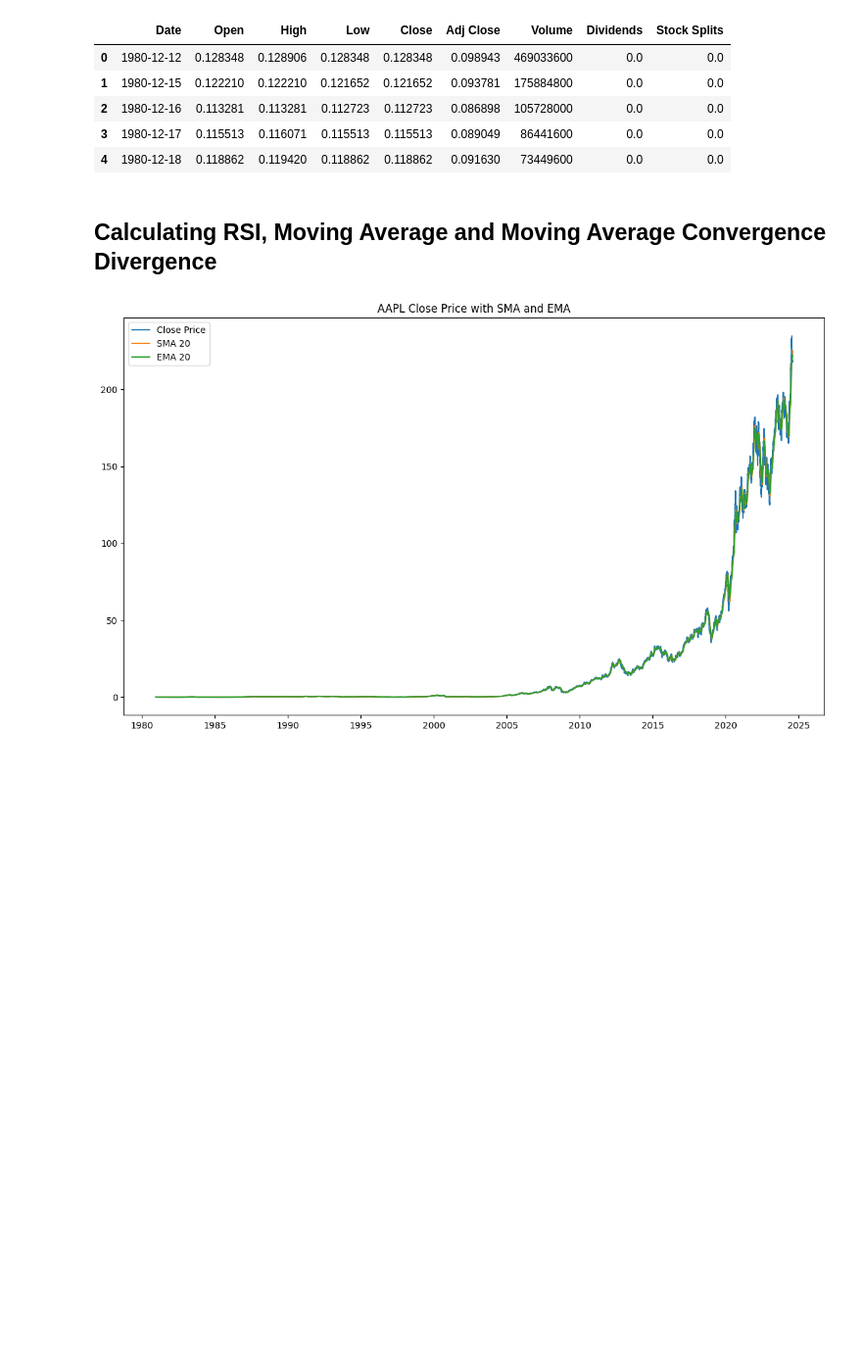
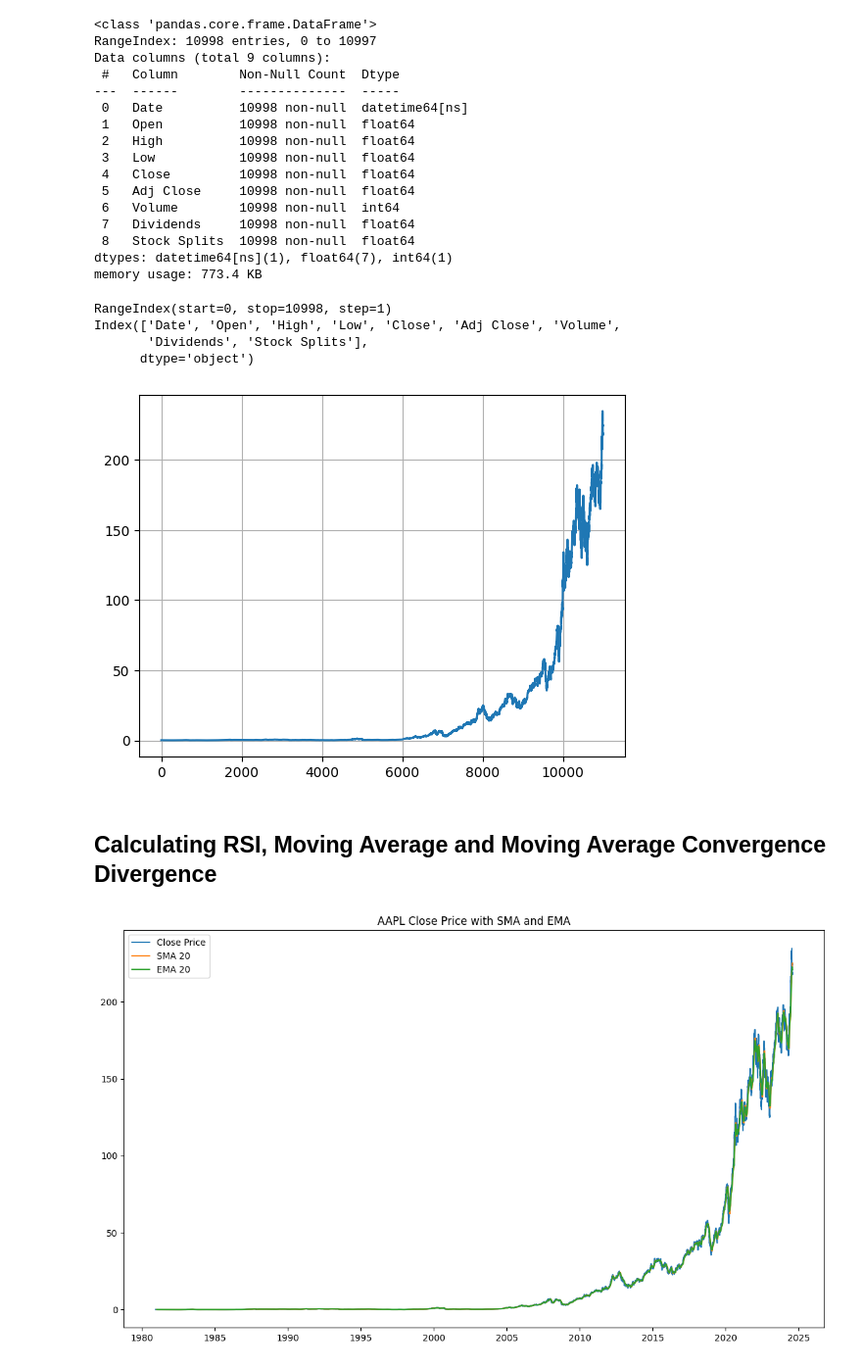
Before and after one commit to mikek1337/Predicting-Price-Moves-with-News-Sentiment-Week1, a Jupyter notebook: notebooks/financial-analysis.ipynb, the cells around one changed output. Shown at 98% size. Drawn from its saved outputs; the diff is of its cells as text; code cells hidden in the pictures; blank space fills up the shorter version.

```diff
--- a/notebooks/financial-analysis.ipynb
+++ b/notebooks/financial-analysis.ipynb
@@ -6,14 +6,44 @@ import talib as ta
 # %%
 app_data = pd.read_csv('../data/yfinance_data/AAPL_historical_data.csv')
 # %%
-app_data.head()
+app_data['Date'] = pd.to_datetime(app_data['Date'])
+app_data.info()
 # %% [output]
-|  | Date | Open | High | Low | Close | Adj Close | Volume | Dividends | Stock Splits |
-| 0 | 1980-12-12 | 0.128348 | 0.128906 | 0.128348 | 0.128348 | 0.098943 | 469033600 | 0.0 | 0.0 |
-| 1 | 1980-12-15 | 0.122210 | 0.122210 | 0.121652 | 0.121652 | 0.093781 | 175884800 | 0.0 | 0.0 |
-| 2 | 1980-12-16 | 0.113281 | 0.113281 | 0.112723 | 0.112723 | 0.086898 | 105728000 | 0.0 | 0.0 |
-| 3 | 1980-12-17 | 0.115513 | 0.116071 | 0.115513 | 0.115513 | 0.089049 | 86441600 | 0.0 | 0.0 |
-| 4 | 1980-12-18 | 0.118862 | 0.119420 | 0.118862 | 0.118862 | 0.091630 | 73449600 | 0.0 | 0.0 |
+<class 'pandas.core.frame.DataFrame'>
+RangeIndex: 10998 entries, 0 to 10997
+Data columns (total 9 columns):
+ #   Column        Non-Null Count  Dtype
+---  ------        --------------  -----
+ 0   Date          10998 non-null  datetime64[ns]
+ 1   Open          10998 non-null  float64
+ 2   High          10998 non-null  float64
+ 3   Low           10998 non-null  float64
+ 4   Close         10998 non-null  float64
+ 5   Adj Close     10998 non-null  float64
+ 6   Volume        10998 non-null  int64
+ 7   Dividends     10998 non-null  float64
+ 8   Stock Splits  10998 non-null  float64
+dtypes: datetime64[ns](1), float64(7), int64(1)
+memory usage: 773.4 KB
+# %%
+print(app_data.index)
+
+print(app_data.columns)
+
+ts = app_data['Close'][-10:]
+
+sample = app_data.sample(20)
+
+
+app_data['Close'].plot(grid=True)
+
+plt.show()
+# %% [output]
+RangeIndex(start=0, stop=10998, step=1)
+Index(['Date', 'Open', 'High', 'Low', 'Close', 'Adj Close', 'Volume',
+       'Dividends', 'Stock Splits'],
+      dtype='object')
+[figure, added]
 # %% [markdown]
 ## Calculating RSI, Moving Average and Moving Average Convergence Divergence
 # %%
```
Also changed, not shown: parts of 10 cells of this notebook, 1 other file.
